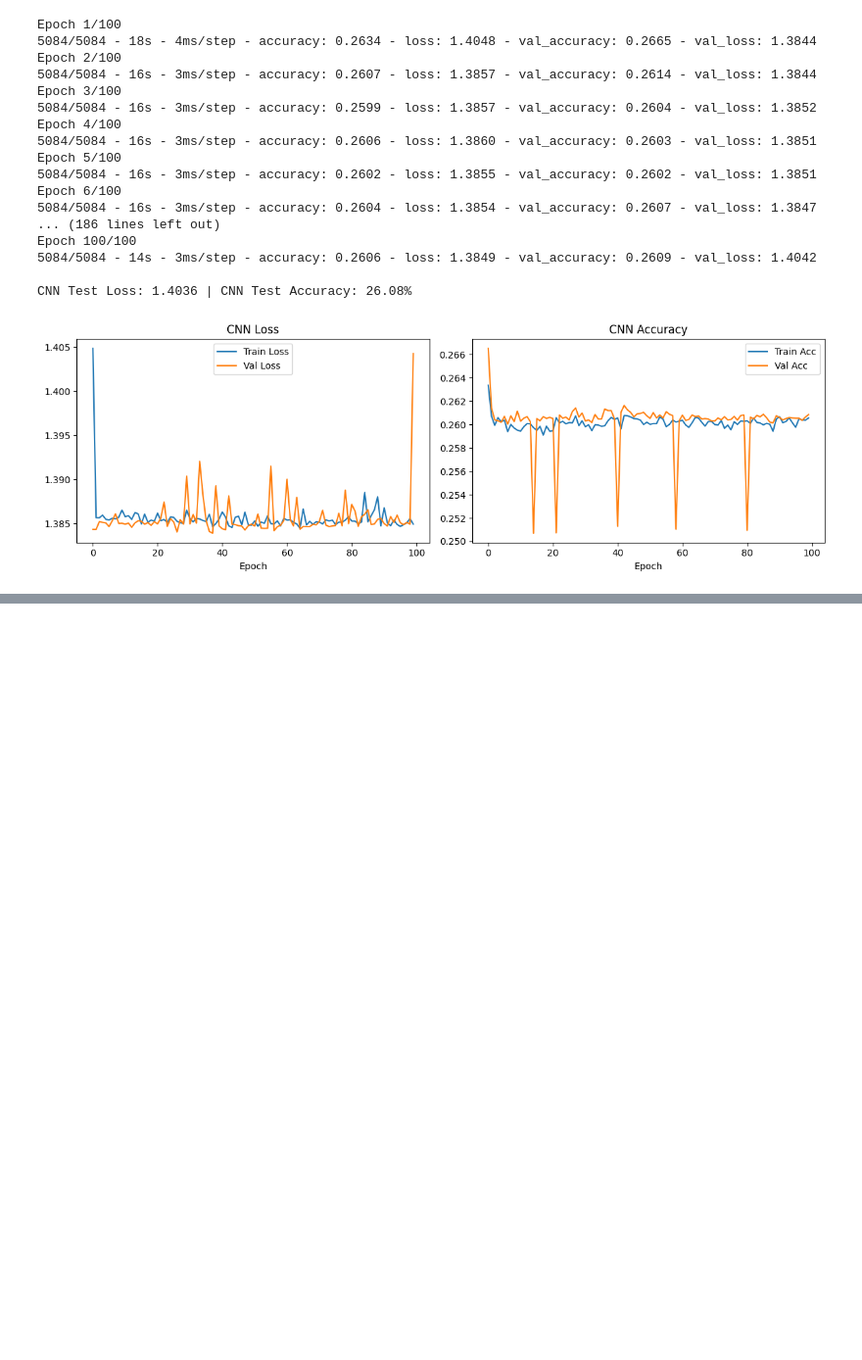
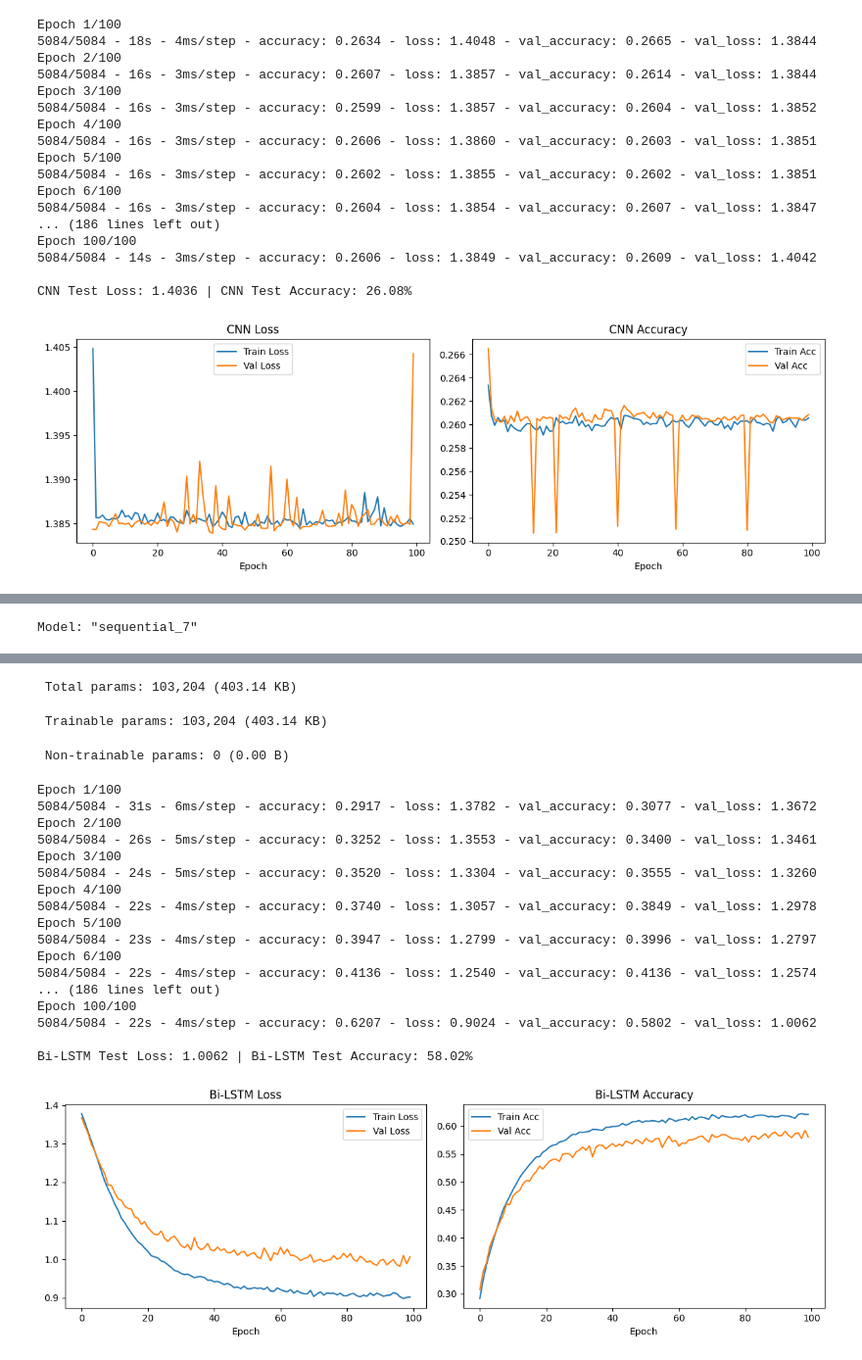
Before and after one commit to Imrann-Khan/EEG_Classifications, a Jupyter notebook: final.ipynb, the cells around one changed output, grey strips where cells are left out. Shown at 98% size. Cells and saved outputs as stored; diff of their text form; code cells hidden in the pictures; blank space fills up the shorter version.

```diff
--- a/final.ipynb
+++ b/final.ipynb
@@ -367,0 +370,58 @@ CNN Test Loss: 1.4036 | CNN Test Accuracy: 26.08%
+# %%
+from tensorflow.keras.models import Sequential
+from tensorflow.keras.layers import Bidirectional, LSTM, Dropout, Dense
+from tensorflow.keras.optimizers import Adam
+import matplotlib.pyplot as plt
+
+# ─── Bi-LSTM Model Definition ───────────────────────────────────────────────
+n_classes = len(np.unique(y_train))  # number of classes, e.g., 4
+timesteps = X_train.shape[1]
+n_features = X_train.shape[2]
+
+model_bi = Sequential([
+    Bidirectional(LSTM(50, return_sequences=True),
+                  input_shape=(timesteps, n_features)),
+    Dropout(0.2),
+    Bidirectional(LSTM(50)),
+    Dropout(0.2),
+    Dense(n_classes, activation='softmax')
+])
+
+model_bi.compile(
+    optimizer=Adam(1e-3),
+    loss='sparse_categorical_crossentropy',
+    metrics=['accuracy']
+)
+
+model_bi.summary()
+
+# ─── Training ────────────────────────────────────────────────────────────────
+history_bi = model_bi.fit(
+    X_train, y_train,
+    validation_data=(X_test, y_test),
+    epochs=100,
+    batch_size=32,
+    verbose=2
+)
+
+# ─── Evaluation ─────────────────────────────────────────────────────────────
+test_loss_bi, test_acc_bi = model_bi.evaluate(X_test, y_test, batch_size=32, verbose=0)
+print(f"\nBi-LSTM Test Loss: {test_loss_bi:.4f} | Bi-LSTM Test Accuracy: {test_acc_bi:.2%}")
+
+# ─── Plot Learning Curves ───────────────────────────────────────────────────
+plt.figure(figsize=(12,4))
+
+plt.subplot(1,2,1)
+plt.plot(history_bi.history['loss'],   label='Train Loss')
+plt.plot(history_bi.history['val_loss'], label='Val Loss')
+plt.title('Bi-LSTM Loss'); plt.xlabel('Epoch'); plt.legend()
+
+plt.subplot(1,2,2)
+plt.plot(history_bi.history['accuracy'],   label='Train Acc')
+plt.plot(history_bi.history['val_accuracy'], label='Val Acc')
+plt.title('Bi-LSTM Accuracy'); plt.xlabel('Epoch'); plt.legend()
+
+plt.tight_layout()
+plt.show()
+# %% [output]
+Model: "sequential_7"
@@ -367,0 +441,21 @@ CNN Test Loss: 1.4036 | CNN Test Accuracy: 26.08%
+ Total params: 103,204 (403.14 KB)
+ Trainable params: 103,204 (403.14 KB)
+ Non-trainable params: 0 (0.00 B)
+Epoch 1/100
+5084/5084 - 31s - 6ms/step - accuracy: 0.2917 - loss: 1.3782 - val_accuracy: 0.3077 - val_loss: 1.3672
+Epoch 2/100
+5084/5084 - 26s - 5ms/step - accuracy: 0.3252 - loss: 1.3553 - val_accuracy: 0.3400 - val_loss: 1.3461
+Epoch 3/100
+5084/5084 - 24s - 5ms/step - accuracy: 0.3520 - loss: 1.3304 - val_accuracy: 0.3555 - val_loss: 1.3260
+Epoch 4/100
+5084/5084 - 22s - 4ms/step - accuracy: 0.3740 - loss: 1.3057 - val_accuracy: 0.3849 - val_loss: 1.2978
+Epoch 5/100
+5084/5084 - 23s - 4ms/step - accuracy: 0.3947 - loss: 1.2799 - val_accuracy: 0.3996 - val_loss: 1.2797
+Epoch 6/100
+5084/5084 - 22s - 4ms/step - accuracy: 0.4136 - loss: 1.2540 - val_accuracy: 0.4136 - val_loss: 1.2574
+... (186 lines left out)
+Epoch 100/100
+5084/5084 - 22s - 4ms/step - accuracy: 0.6207 - loss: 0.9024 - val_accuracy: 0.5802 - val_loss: 1.0062
+
+Bi-LSTM Test Loss: 1.0062 | Bi-LSTM Test Accuracy: 58.02%
+[figure, added]
```
Also changed, not shown: parts of 4 cells of this notebook.
